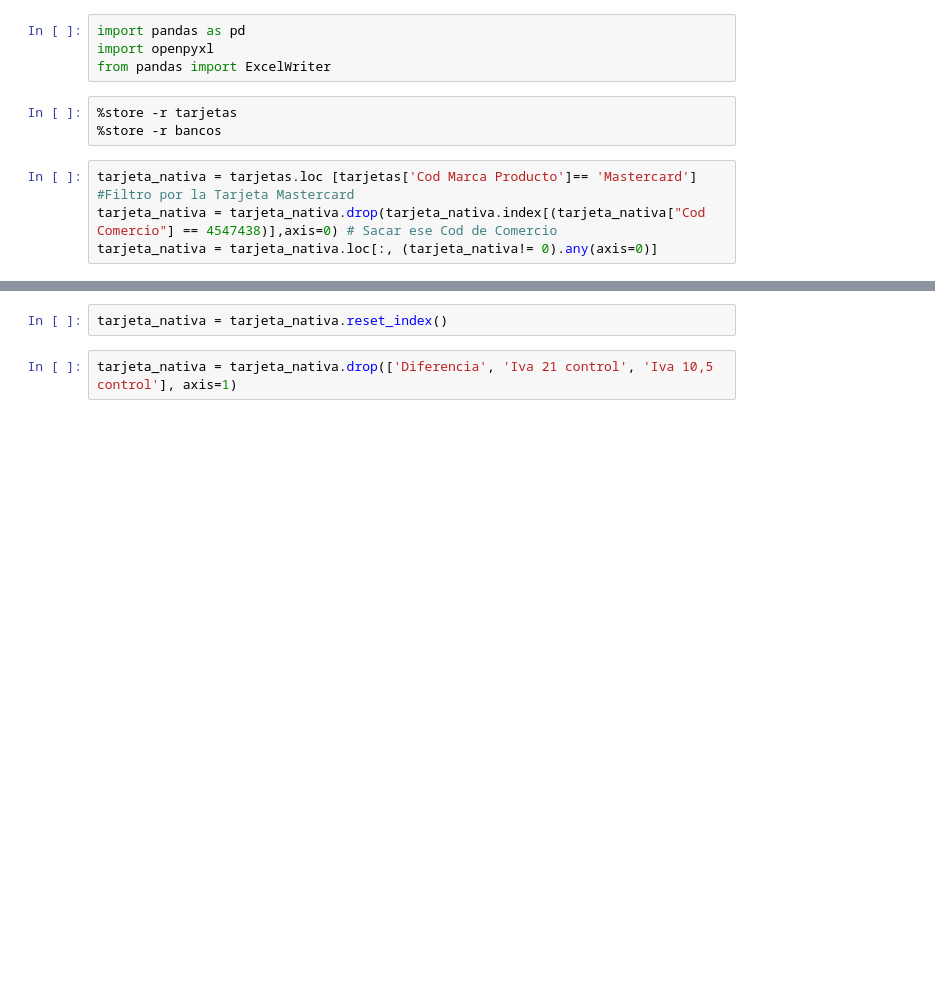
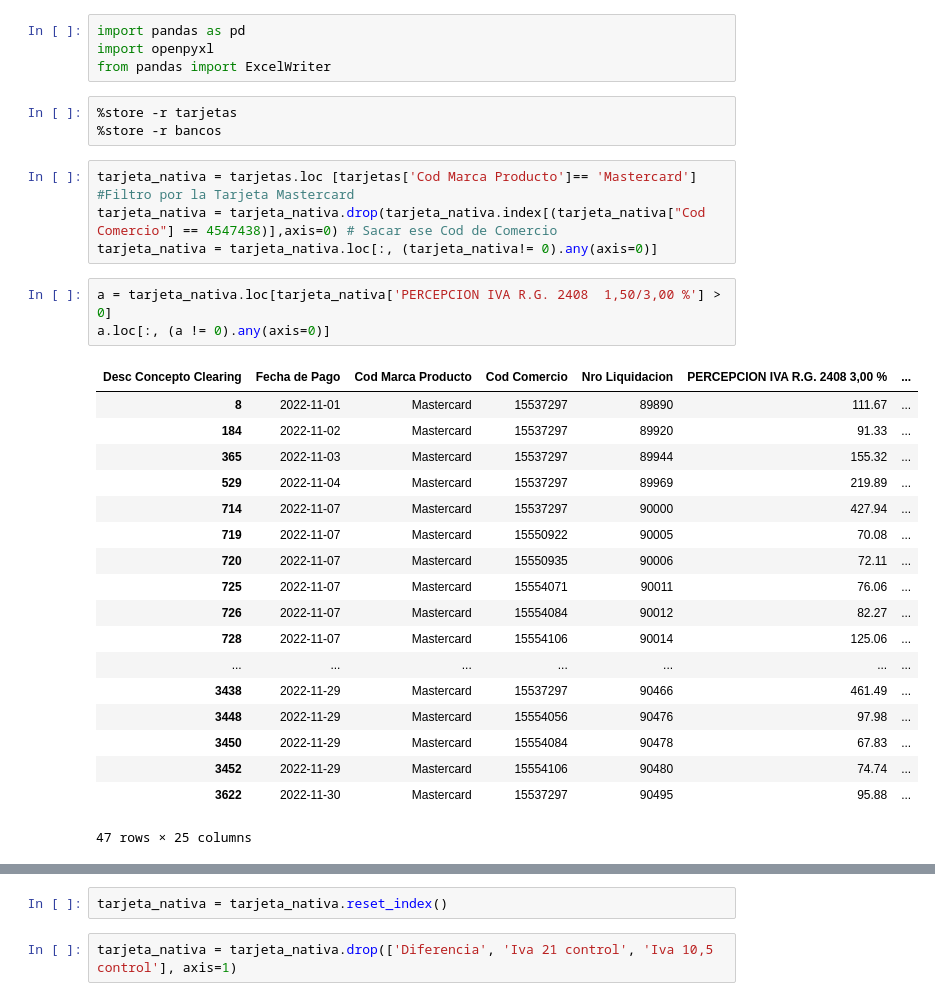
Before and after one commit to Juanmacabral/Tarjetas, a Jupyter notebook: 10-22/Tarjeta_nativa.ipynb, the cells around one changed output, grey strips where cells are left out. Drawn from its saved outputs; the diff is of its cells as text; blank space fills up the shorter version.

```diff
--- a/10-22/Tarjeta_nativa.ipynb
+++ b/10-22/Tarjeta_nativa.ipynb
@@ -9,4 +9,26 @@ from pandas import ExcelWriter
 tarjeta_nativa = tarjetas.loc [tarjetas['Cod Marca Producto']== 'Mastercard'] #Filtro por la Tarjeta Mastercard
 tarjeta_nativa = tarjeta_nativa.drop(tarjeta_nativa.index[(tarjeta_nativa["Cod Comercio"] == 4547438)],axis=0) # Sacar ese Cod de Comercio
 tarjeta_nativa = tarjeta_nativa.loc[:, (tarjeta_nativa!= 0).any(axis=0)]
+# %%
+a = tarjeta_nativa.loc[tarjeta_nativa['PERCEPCION IVA R.G. 2408  1,50/3,00 %'] > 0]
+a.loc[:, (a != 0).any(axis=0)]
+# %% [output]
+| Desc Concepto Clearing | Fecha de Pago | Cod Marca Producto | Cod Comercio | Nro Liquidacion | PERCEPCION IVA R.G. 2408 3,00 % | ... |
+| 8 | 2022-11-01 | Mastercard | 15537297 | 89890 | 111.67 | ... |
+| 184 | 2022-11-02 | Mastercard | 15537297 | 89920 | 91.33 | ... |
+| 365 | 2022-11-03 | Mastercard | 15537297 | 89944 | 155.32 | ... |
+| 529 | 2022-11-04 | Mastercard | 15537297 | 89969 | 219.89 | ... |
+| 714 | 2022-11-07 | Mastercard | 15537297 | 90000 | 427.94 | ... |
+| 719 | 2022-11-07 | Mastercard | 15550922 | 90005 | 70.08 | ... |
+| 720 | 2022-11-07 | Mastercard | 15550935 | 90006 | 72.11 | ... |
+| 725 | 2022-11-07 | Mastercard | 15554071 | 90011 | 76.06 | ... |
+| 726 | 2022-11-07 | Mastercard | 15554084 | 90012 | 82.27 | ... |
+| 728 | 2022-11-07 | Mastercard | 15554106 | 90014 | 125.06 | ... |
+| ... | ... | ... | ... | ... | ... | ... |
+| 3438 | 2022-11-29 | Mastercard | 15537297 | 90466 | 461.49 | ... |
+| 3448 | 2022-11-29 | Mastercard | 15554056 | 90476 | 97.98 | ... |
+| 3450 | 2022-11-29 | Mastercard | 15554084 | 90478 | 67.83 | ... |
+| 3452 | 2022-11-29 | Mastercard | 15554106 | 90480 | 74.74 | ... |
+| 3622 | 2022-11-30 | Mastercard | 15537297 | 90495 | 95.88 | ... |
+47 rows × 25 columns
 # %%
```
Also changed, not shown: parts of 5 cells of this notebook, 4 other files.
